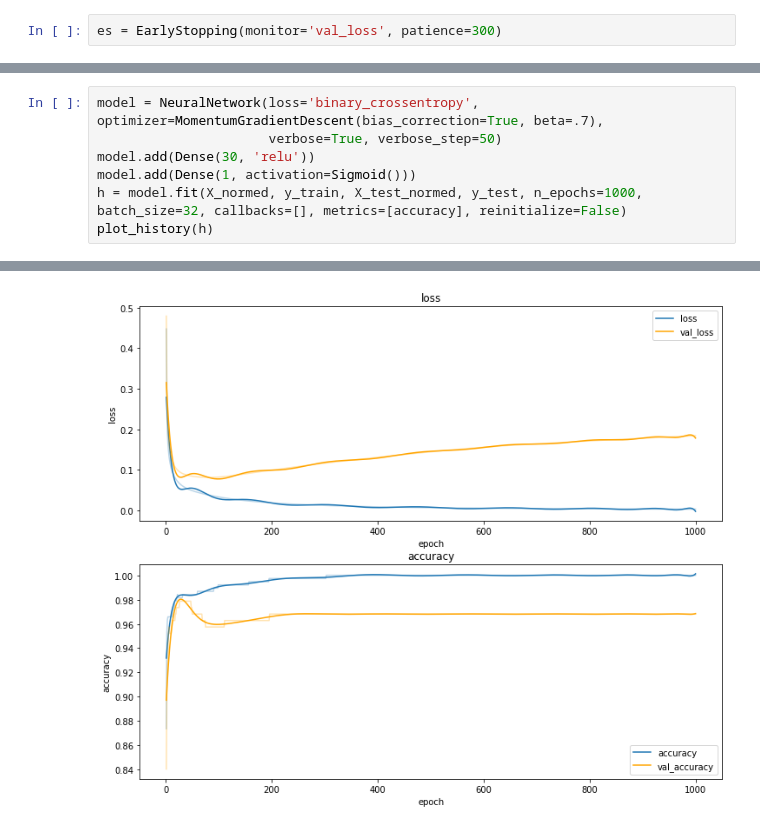
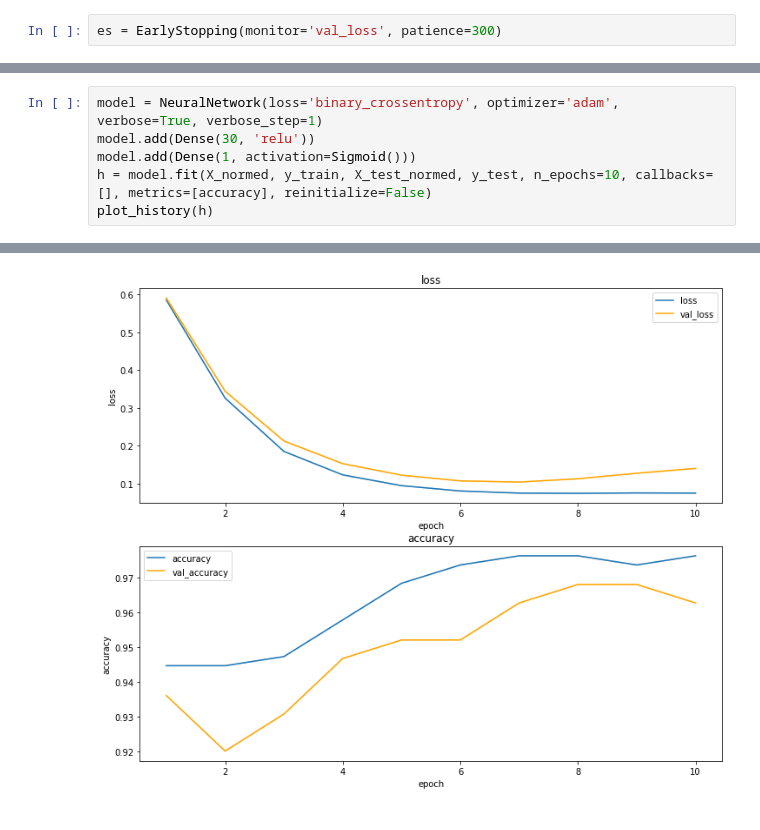
Before and after one commit to ptyshevs/multilayer_perceptron, a Jupyter notebook: test_optimizers_more.ipynb, the cells around one changed output, grey strips where cells are left out. Saved outputs shown, nothing was run; the diff lists cells and outputs as text.

```diff
--- a/test_optimizers_more.ipynb
+++ b/test_optimizers_more.ipynb
@@ -93,8 +87,7 @@ plot_history(h)
 # %%
-model = NeuralNetwork(loss='binary_crossentropy', optimizer=MomentumGradientDescent(bias_correction=True, beta=.7),
-                      verbose=True, verbose_step=50)
+model = NeuralNetwork(loss='binary_crossentropy', optimizer='adam', verbose=True, verbose_step=1)
 model.add(Dense(30, 'relu'))
 model.add(Dense(1, activation=Sigmoid()))
-h = model.fit(X_normed, y_train, X_test_normed, y_test, n_epochs=1000, batch_size=32, callbacks=[], metrics=[accuracy], reinitialize=False)
+h = model.fit(X_normed, y_train, X_test_normed, y_test, n_epochs=10, callbacks=[], metrics=[accuracy], reinitialize=False)
 plot_history(h)
 # %% [output]
@@ -121 +104 @@ plot_history(h)
-[figure, old version]
+[figure, new version]
```
Also changed, not shown: parts of 8 cells of this notebook, 1 other file.
